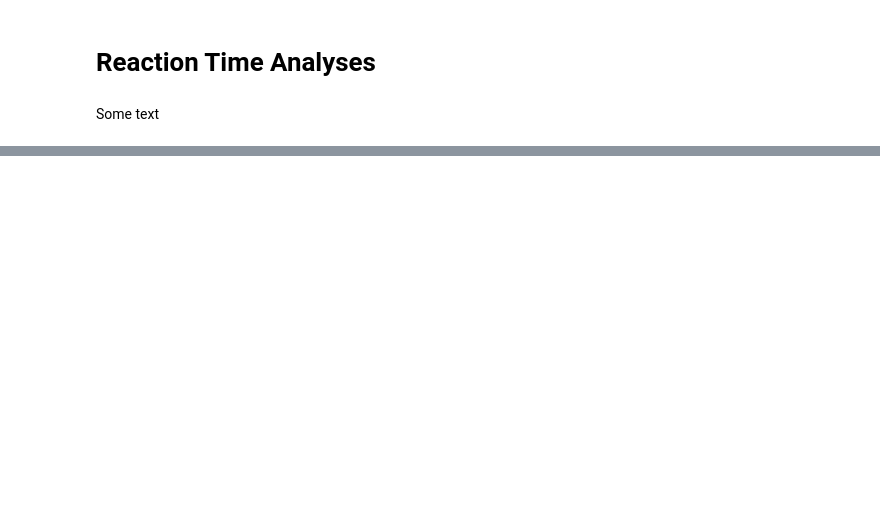
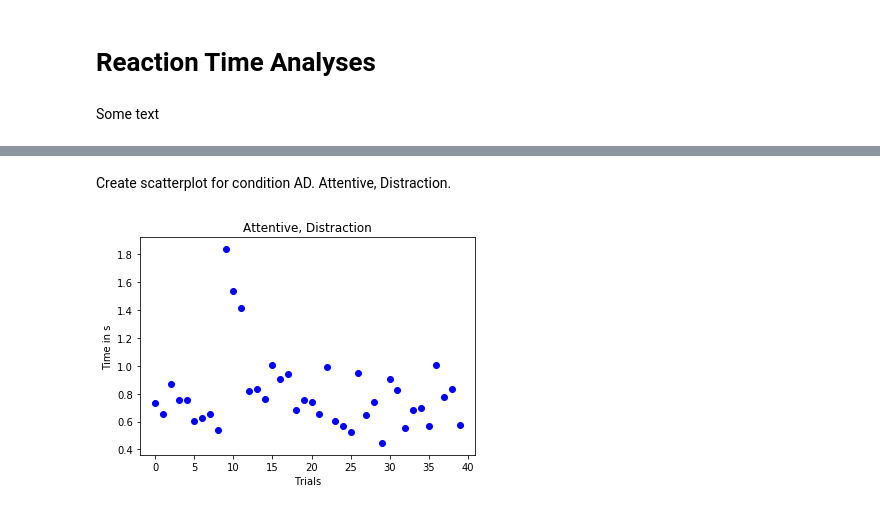
Before and after one commit to MaximilianKoegl/jupyterNotebookExercise, a Jupyter notebook: Untitled.ipynb, the cells around one changed output, grey strips where cells are left out. Drawn from its saved outputs; the diff is of its cells as text; code cells hidden in the pictures; blank space fills up the shorter version.

```diff
--- a/Untitled.ipynb
+++ b/Untitled.ipynb
@@ -103,0 +58,11 @@ show()
+# %% [markdown]
+Create scatterplot for condition AD.
+Attentive, Distraction.
+# %%
+scatter(ID, ad_condition, color = 'blue')
+title("Attentive, Distraction")
+ylabel("Time in s")
+xlabel("Trials")
+show()
+# %% [output]
+[figure, added]
```
Also changed, not shown: parts of 41 cells of this notebook, 1 other file.
